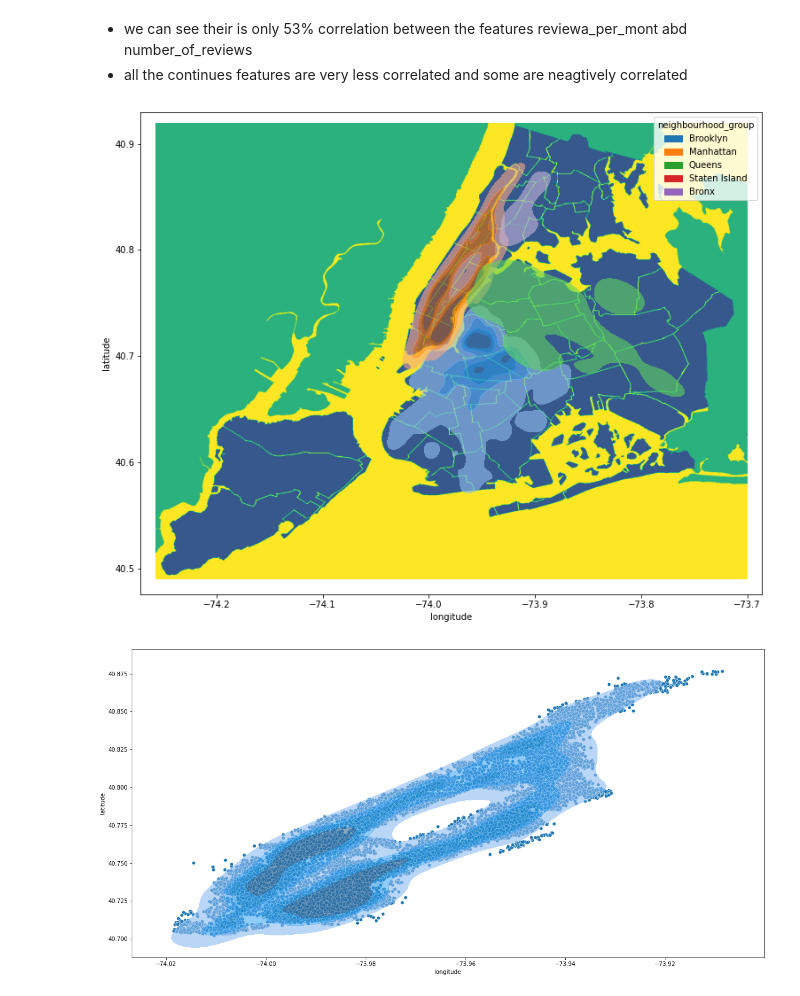
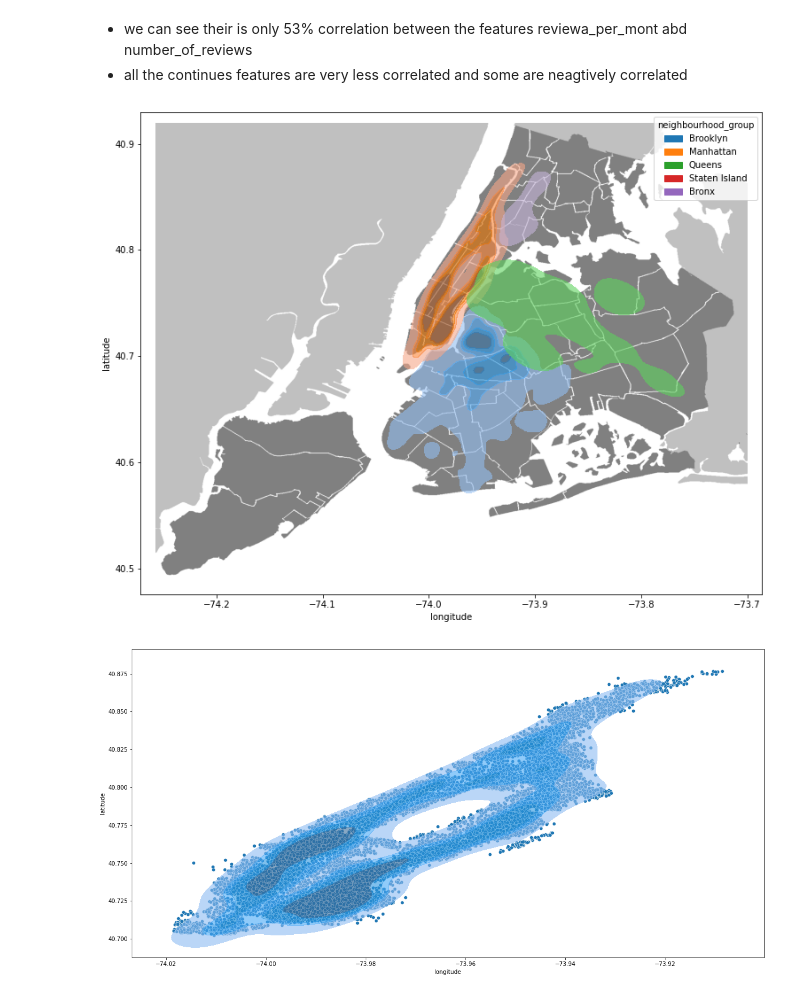
Before and after one commit to Ankittgup/Airbnb-data-analysis, a Jupyter notebook: Copy_of_Airbnb_Bookings_Analysis_Capstone_Project.ipynb, the cells around one changed output. Saved outputs shown, nothing was run; the diff lists cells and outputs as text; code cells hidden in the pictures.

```diff
--- a/Copy_of_Airbnb_Bookings_Analysis_Capstone_Project.ipynb
+++ b/Copy_of_Airbnb_Bookings_Analysis_Capstone_Project.ipynb
@@ -464,19 +465,19 @@ sns.heatmap(data.corr(),annot=True)
 # %%
 # find which part of NYC has more number of listings and their geographical advantages?
 fig=plt.figure(figsize=(20,10))
-nyc_map=plt.imread('/content/drive/MyDrive/Almabetter/capstone project/module - 1 python/Neighbourhoods_New_York_City_Map.png',0)
+nyc_map=plt.imread('/content/drive/MyDrive/Almabetter/capstone project/module - 1 python/Neighbourhoods_New_York_City_Map (1).png')
 plt.imshow(nyc_map,zorder=0,extent=[-74.258, -73.7, 40.49,40.92])
 
 g=sns.kdeplot(data=df,x='longitude',y='latitude',levels=5,
     fill=True,
     alpha=0.6,
     cut=2,
     hue='neighbourhood_group'
 
     )
 fig.show(g)
 # %% [output]
-[figure, old version]
+[figure, new version]
 # %%
 data=df.loc[df['neighbourhood_group']=='Manhattan']
 fig=plt.figure(figsize=(20,10))
```
Also changed, not shown: parts of 1 cell of this notebook.
